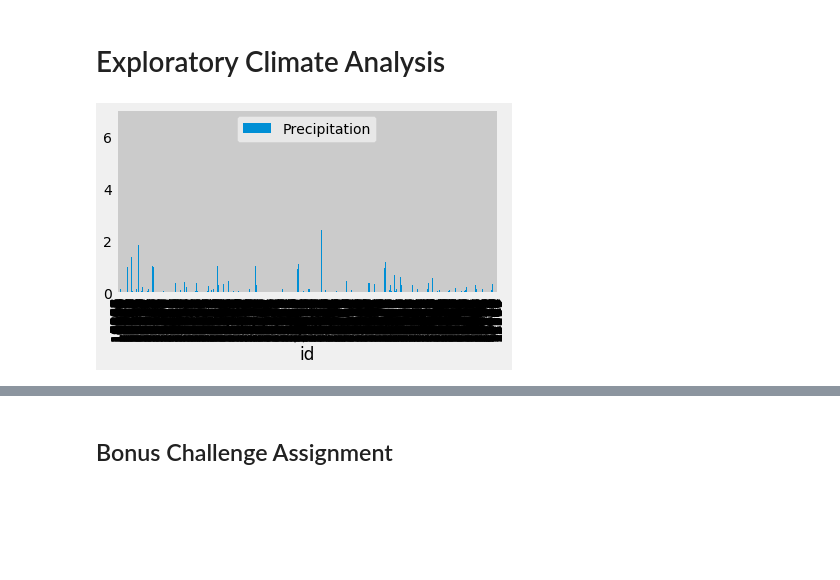
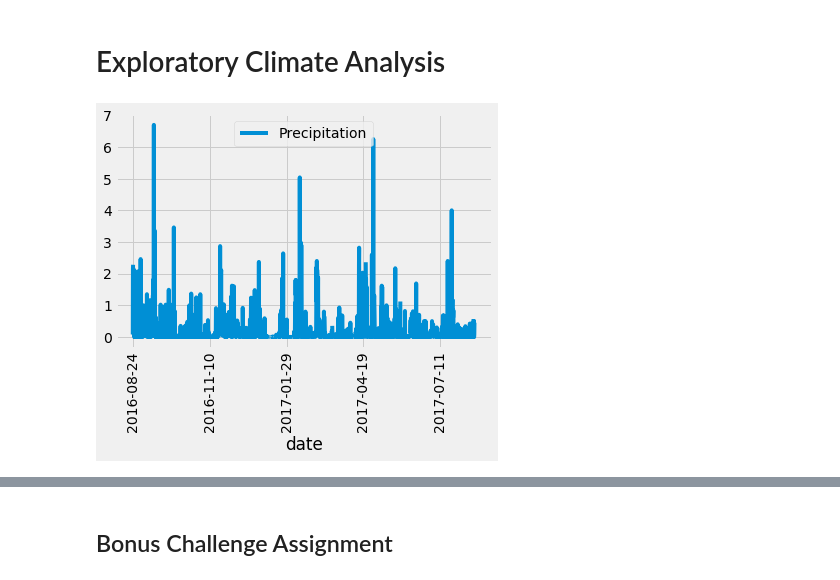
Before and after one commit to taftap8/sqlalchemy-challenge, a Jupyter notebook: climate_starter.ipynb, the cells around one changed output, grey strips where cells are left out. Cells and saved outputs as stored; diff of their text form; code cells hidden in the pictures; blank space fills up the shorter version.

```diff
--- a/climate_starter.ipynb
+++ b/climate_starter.ipynb
@@ -82,30 +82,28 @@ my_vacation = dt.date(2016, 6, 10) - dt.timedelta(days=12)
 # %%
 # Design a query to retrieve the last 12 months of precipitation data and plot the results
 #find the last date in the dataset - found 8/23/2017
 session.query(func.max(Measurement.date)).all()
 
 # Calculate the date 1 year ago from the last data point in the database
 query_date = dt.date(2017, 8, 23) - dt.timedelta(days=365)
 
 # Perform a query to retrieve the data and precipitation scores
-Measurements_12m = session.query(Measurement.id, Measurement.date, Measurement.prcp).\
+Measurements_12m = session.query(Measurement.date, Measurement.prcp).\
   filter(Measurement.date > query_date).\
   order_by(Measurement.date).all()
 
 # Save the query results as a Pandas DataFrame and set the index to the date column
-measurement_df = pd.DataFrame(Measurements_12m, columns=['id','date', 'prcp'])
-measurement_df.set_index('id', inplace = True)
+measurement_df = pd.DataFrame(Measurements_12m, columns=['date', 'prcp'])
+measurement_df.set_index('date', inplace = True)
 measurement_df.rename(columns={"date":"Date", "prcp":"Precipitation"}, inplace= True)
 
 # Sort the dataframe by date
-measurement_df.sort_values('Date')
-
+measurement_df.sort_values('date')
 
 # Use Pandas Plotting with Matplotlib to plot the data
-measurement_df.plot.bar()
-plt.tight_layout()
+measurement_df.plot(rot=90)
 plt.show()
 # %% [output]
-[figure, old version]
+[figure, new version]
 # %%
 # Use Pandas to calcualte the summary statistics for the precipitation data
```
Also changed, not shown: parts of 7 cells of this notebook, 1 other file.
